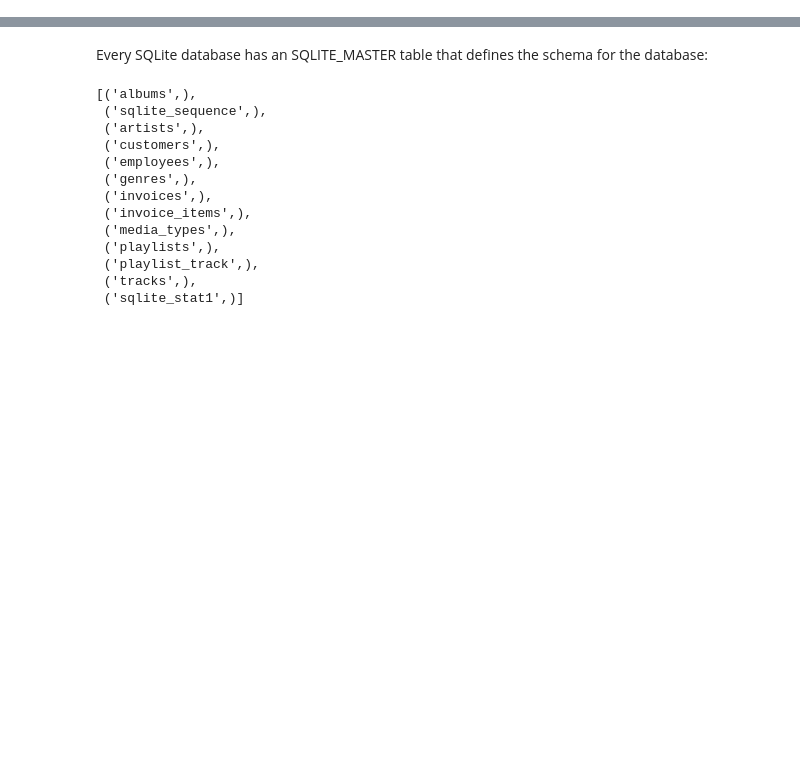
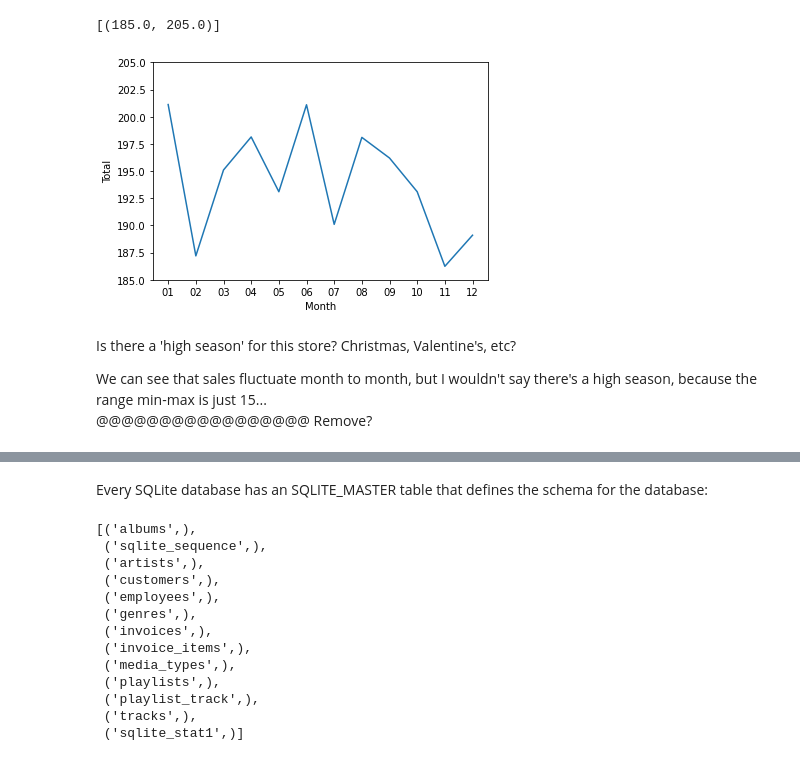
Before and after one commit to alinasansevich/chinook_SQLite_db_analysis, a Jupyter notebook: Chinook_SQLite_database_analysis.ipynb, the cells around one changed output, grey strips where cells are left out. Drawn from its saved outputs; the diff is of its cells as text; code cells hidden in the pictures; blank space fills up the shorter version.

Commit message:
Explored sales data.

```diff
--- a/Chinook_SQLite_database_analysis.ipynb
+++ b/Chinook_SQLite_database_analysis.ipynb
@@ -12,6 +35,3 @@ https://www.sqlite.org/pragma.html
 import sqlite3
 import pandas as pd
 import seaborn as sns
-# %%
-conn = sqlite3.connect('chinook.db')
-cur = conn.cursor()
@@ -17,0 +113,19 @@ cur = conn.cursor()
+# %%
+# plot sales per month
+query = ("""
+SELECT strftime('%m', InvoiceDate) AS Month, COUNT(strftime('%m', InvoiceDate)) as Count
+FROM Invoices
+GROUP BY strftime('%m', InvoiceDate)
+""")
+query2 = ("""
+SELECT strftime('%m', InvoiceDate) AS Month, SUM(Total) as Total
+FROM Invoices
+GROUP BY strftime('%m', InvoiceDate)
+""")
+
+sales_per_month = pd.read_sql(query, conn)
+total_per_month = pd.read_sql(query2, conn)
+
+total_m_sales = sales_per_month.merge(total_per_month, how='left', on='Month')
+total_m_sales.set_index('Month', inplace=True)
+total_m_sales
@@ -17,0 +147,11 @@ cur = conn.cursor()
+# %%
+ax = sns.lineplot(data=total_m_sales, x='Month', y='Total')
+ax.set(ylim=(185, 205))
+# %% [output]
+[(185.0, 205.0)]
+[figure, added]
+# %% [markdown]
+Is there a 'high season' for this store? Christmas, Valentine's, etc?
+
+We can see that sales fluctuate month to month, but I wouldn't say there's a high season, because the range min-max is just 15...<br>
+@@@@@@@@@@@@@@@@@ Remove?
```
Also changed, not shown: parts of 23 cells of this notebook.
